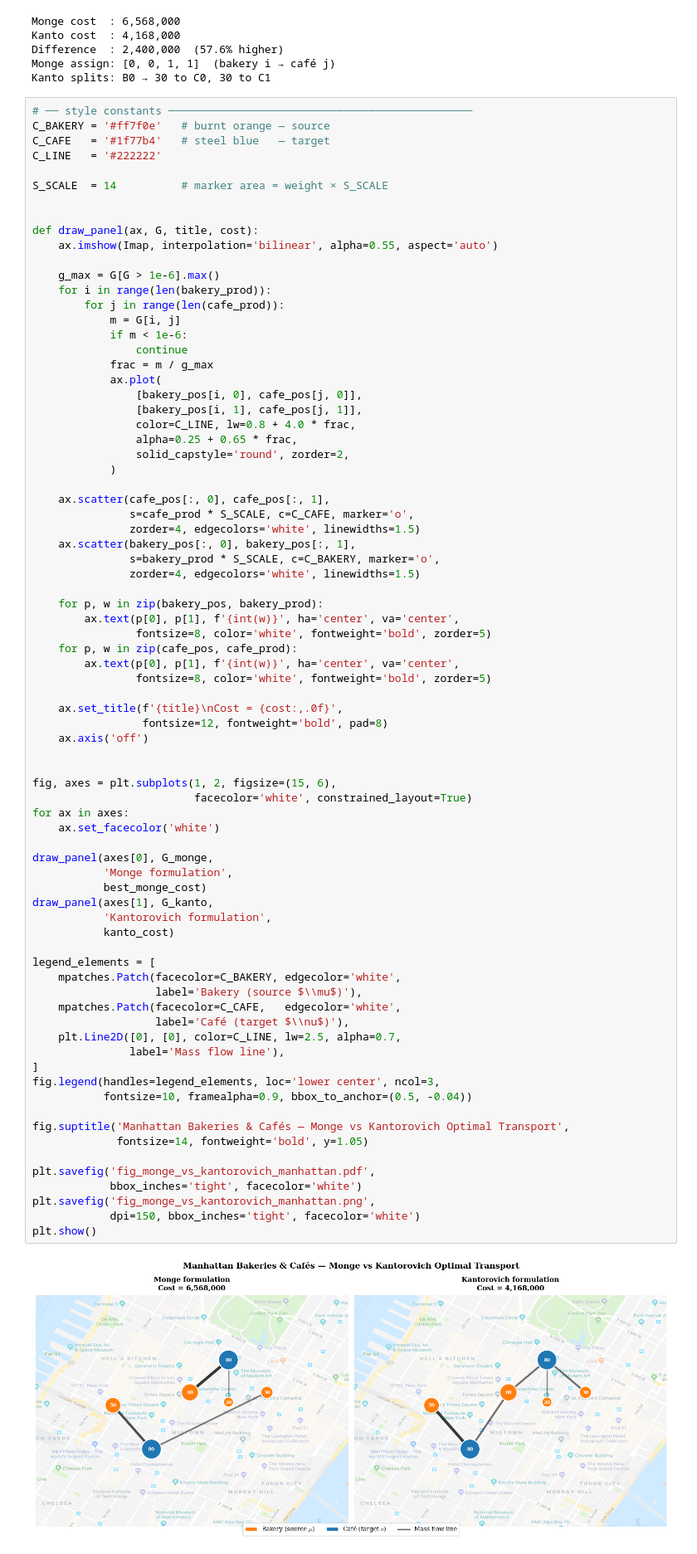
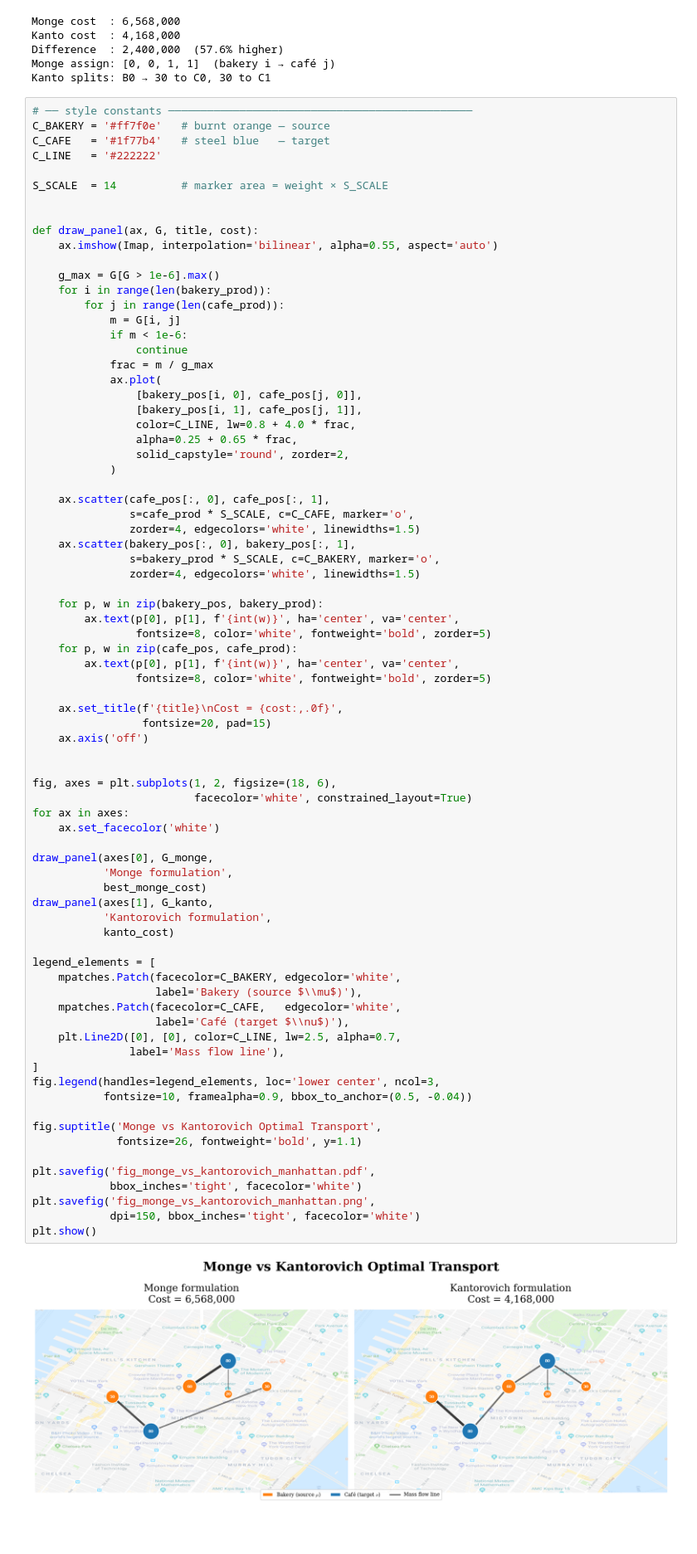
Before and after one commit to rs1422/RMSOT, a Jupyter notebook: Section 2/Section_2.ipynb, the cells around one changed output. Shown at 83% size. Cells and saved outputs as stored; diff of their text form; blank space fills up the shorter version.

Commit message:
Updated_figures

```diff
--- a/Section 2/Section_2.ipynb
+++ b/Section 2/Section_2.ipynb
@@ -153,43 +153,43 @@ def draw_panel(ax, G, title, cost):
                 fontsize=8, color='white', fontweight='bold', zorder=5)
 
     ax.set_title(f'{title}\nCost = {cost:,.0f}',
-                 fontsize=12, fontweight='bold', pad=8)
+                 fontsize=20, pad=15)
     ax.axis('off')
 
 
-fig, axes = plt.subplots(1, 2, figsize=(15, 6),
+fig, axes = plt.subplots(1, 2, figsize=(18, 6),
                          facecolor='white', constrained_layout=True)
 for ax in axes:
     ax.set_facecolor('white')
 
 draw_panel(axes[0], G_monge,
            'Monge formulation',
            best_monge_cost)
 draw_panel(axes[1], G_kanto,
            'Kantorovich formulation',
            kanto_cost)
 
 legend_elements = [
     mpatches.Patch(facecolor=C_BAKERY, edgecolor='white',
                    label='Bakery (source $\\mu$)'),
     mpatches.Patch(facecolor=C_CAFE,   edgecolor='white',
                    label='Café (target $\\nu$)'),
     plt.Line2D([0], [0], color=C_LINE, lw=2.5, alpha=0.7,
                label='Mass flow line'),
 ]
 fig.legend(handles=legend_elements, loc='lower center', ncol=3,
            fontsize=10, framealpha=0.9, bbox_to_anchor=(0.5, -0.04))
 
-fig.suptitle('Manhattan Bakeries & Cafés — Monge vs Kantorovich Optimal Transport',
-             fontsize=14, fontweight='bold', y=1.05)
+fig.suptitle('Monge vs Kantorovich Optimal Transport',
+             fontsize=26, fontweight='bold', y=1.1)
 
 plt.savefig('fig_monge_vs_kantorovich_manhattan.pdf',
             bbox_inches='tight', facecolor='white')
 plt.savefig('fig_monge_vs_kantorovich_manhattan.png',
             dpi=150, bbox_inches='tight', facecolor='white')
 plt.show()
 # %% [output]
-[figure, old version]
+[figure, new version]
 # %% [markdown]
 ---
 ## Displacement interpolation vs linear mixture
```
Also changed, not shown: parts of 2 cells of this notebook, 8 other files.
